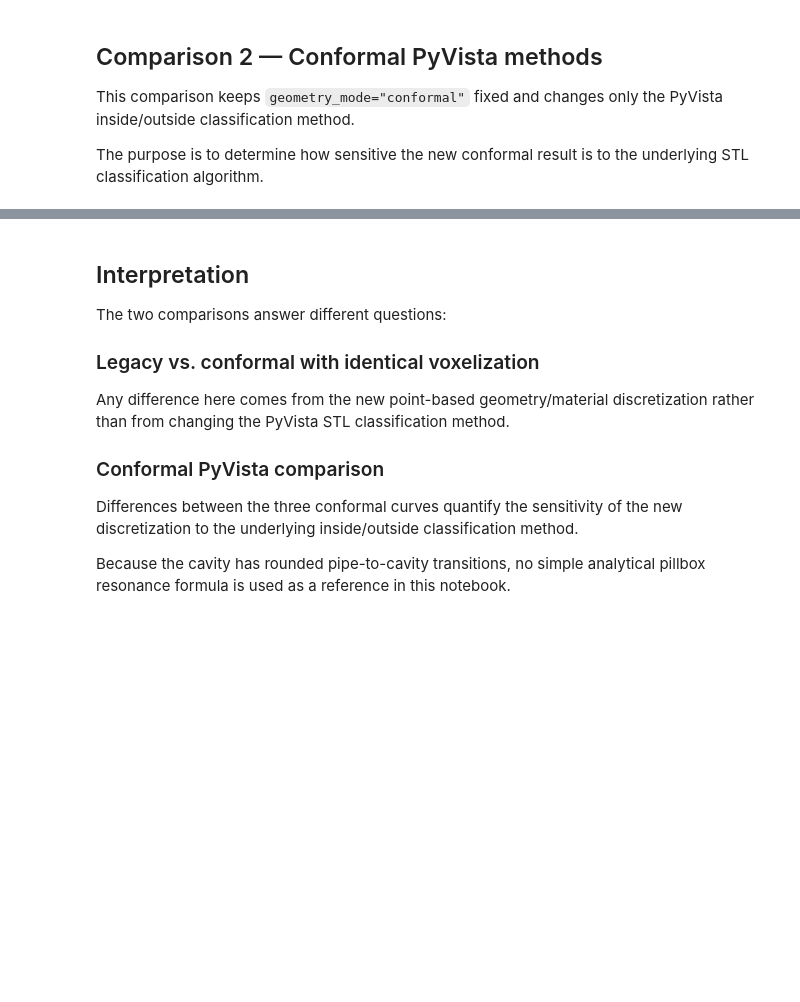
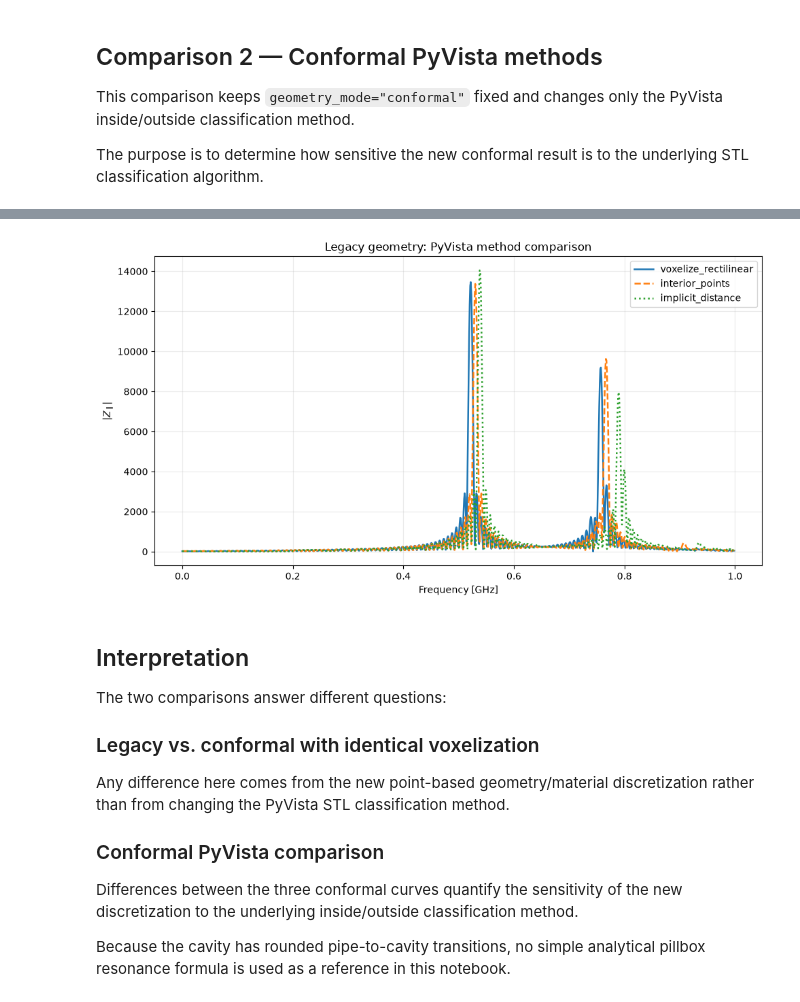
Before and after one commit to hschreib-tet/Wakis, a Jupyter notebook: notebooks/008_conformal_pillbox_impedance_validation.ipynb, the cells around one changed output, grey strips where cells are left out. Saved outputs shown, nothing was run; the diff lists cells and outputs as text; code cells hidden in the pictures; blank space fills up the shorter version.

```diff
--- a/notebooks/008_conformal_pillbox_impedance_validation.ipynb
+++ b/notebooks/008_conformal_pillbox_impedance_validation.ipynb
@@ -468,3 +466,36 @@ for n in range(n_compare):
+# %%
+plt.figure(figsize=(10, 5.5))
+
+styles = {
+    "legacy_voxelize": "-",
+    "legacy_interior": "--",
+    "legacy_implicit": ":",
+}
+
+for key, label in [
+    ("legacy_voxelize", "voxelize_rectilinear"),
+    ("legacy_interior", "interior_points"),
+    ("legacy_implicit", "implicit_distance"),
+]:
+    result = cases[key]
+
+    plt.plot(
+        result["f"] / 1e9,
+        result["Zabs"],
+        label=label,
+        linestyle=styles[key],
+        linewidth=1.8,
+    )
+
+plt.xlabel("Frequency [GHz]")
+plt.ylabel(r"$|Z_\parallel|$")
+plt.title("Legacy geometry: PyVista method comparison")
+plt.grid(True, alpha=0.25)
+plt.legend()
+plt.tight_layout()
+plt.show()
+# %% [output]
+[figure, added]
 # %% [markdown]
 ## Interpretation
 
```
Also changed, not shown: parts of 9 cells of this notebook.
